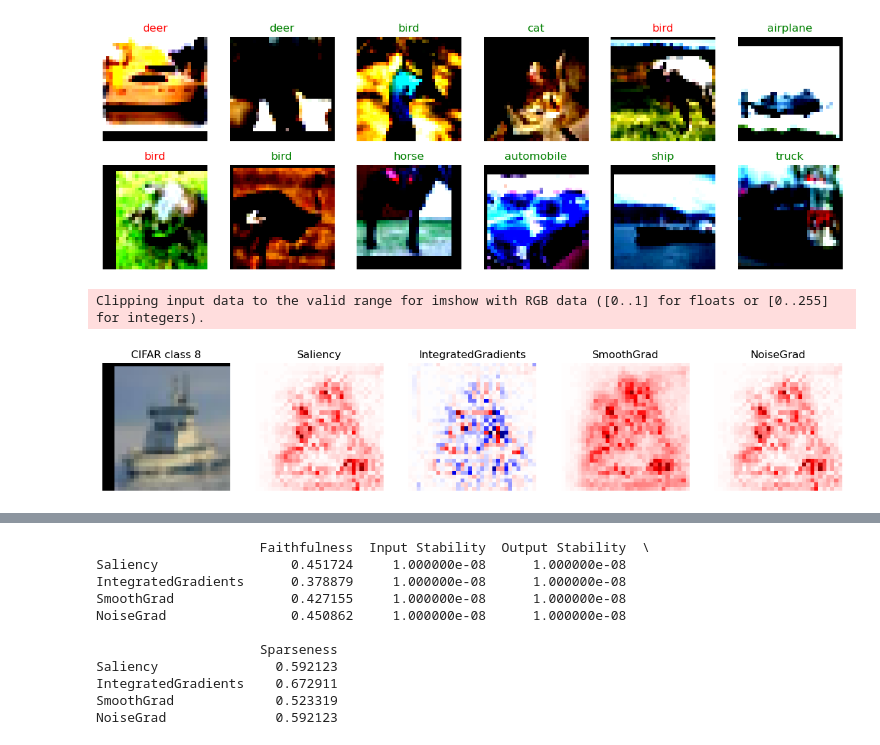
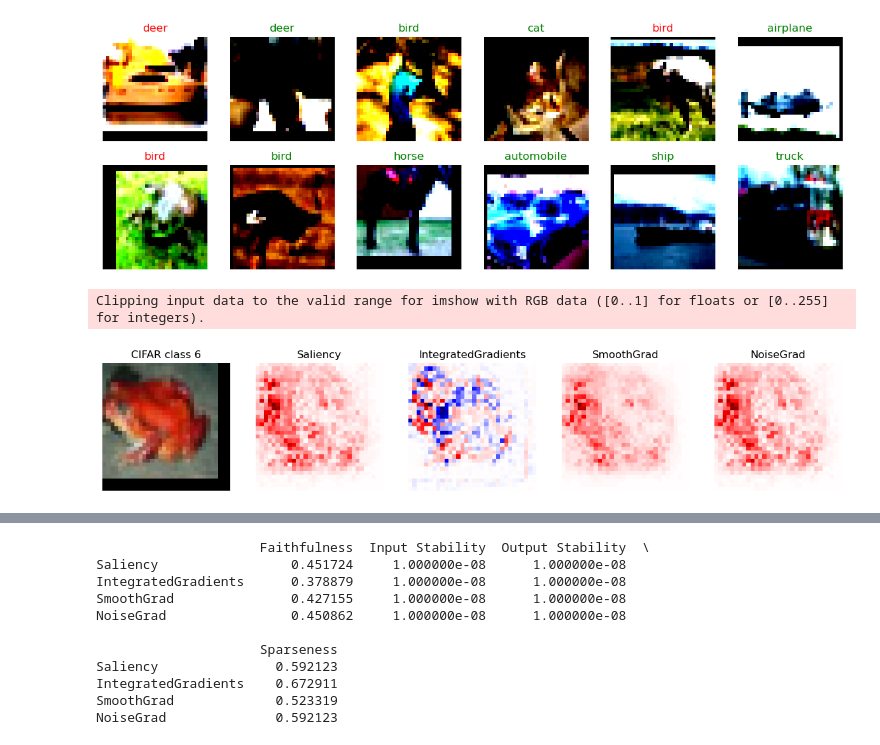
Before and after one commit to sanishsuwal7/ExplainableAI, a Jupyter notebook: VGG-16_adv.ipynb, the cells around one changed output, grey strips where cells are left out. Saved outputs shown, nothing was run; the diff lists cells and outputs as text; code cells hidden in the pictures.

```diff
--- a/VGG-16_adv.ipynb
+++ b/VGG-16_adv.ipynb
@@ -655,17 +661,18 @@ metrics = {
 
 }
 # %%
-index = random.randint(0, len(x_batch)-1)
+index = 5
+#random.randint(0, len(x_batch)-1)
 fig, axes = plt.subplots(nrows=1, ncols=1+len(explanations), figsize=(15, 8))
 axes[0].imshow(np.moveaxis(quantus.normalise_func.denormalise(x_batch[index].cpu().numpy(), mean=np.array([0.485, 0.456, 0.406]), std=np.array([0.229, 0.224, 0.225])), 0, -1), vmin=0.0, vmax=1.0)
 axes[0].title.set_text(f"CIFAR class {y_batch[index].item()}")
 axes[0].axis("off");
 for i, (k, v) in enumerate(explanations.items()):
     axes[i+1].imshow(quantus.normalise_func.normalise_by_negative(explanations[k][index].reshape(32, 32)), cmap="seismic", vmin=-1.0, vmax=1.0)
     axes[i+1].title.set_text(f"{k}")
     axes[i+1].axis("off");
 # %% [output]
 Clipping input data to the valid range for imshow with RGB data ([0..1] for floats or [0..255] for integers).
-[figure, old version]
+[figure, new version]
 # %%
 # Plot explanations of normal images!
```
Also changed, not shown: parts of 4 cells of this notebook, 2 other files.
